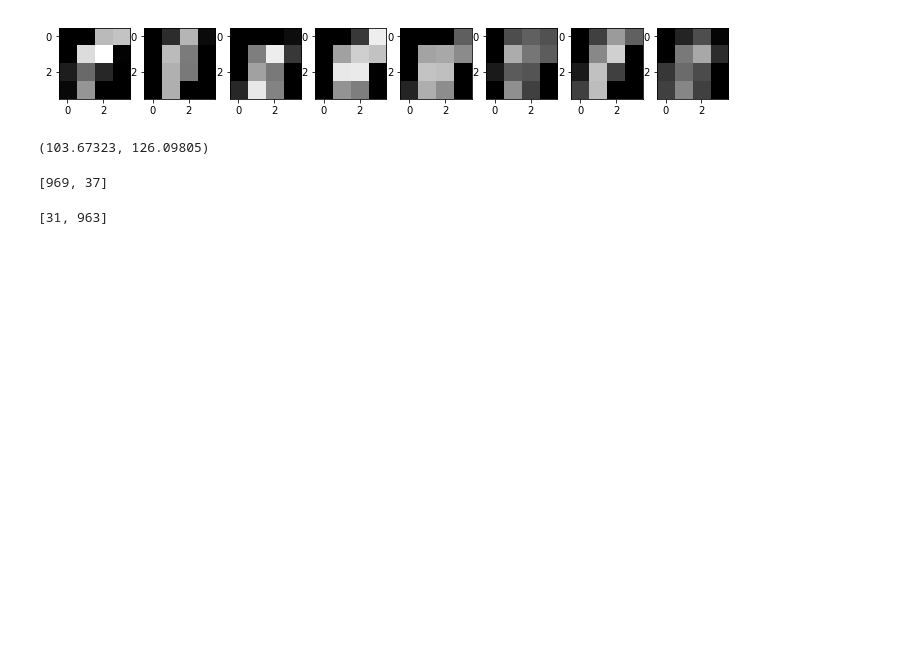
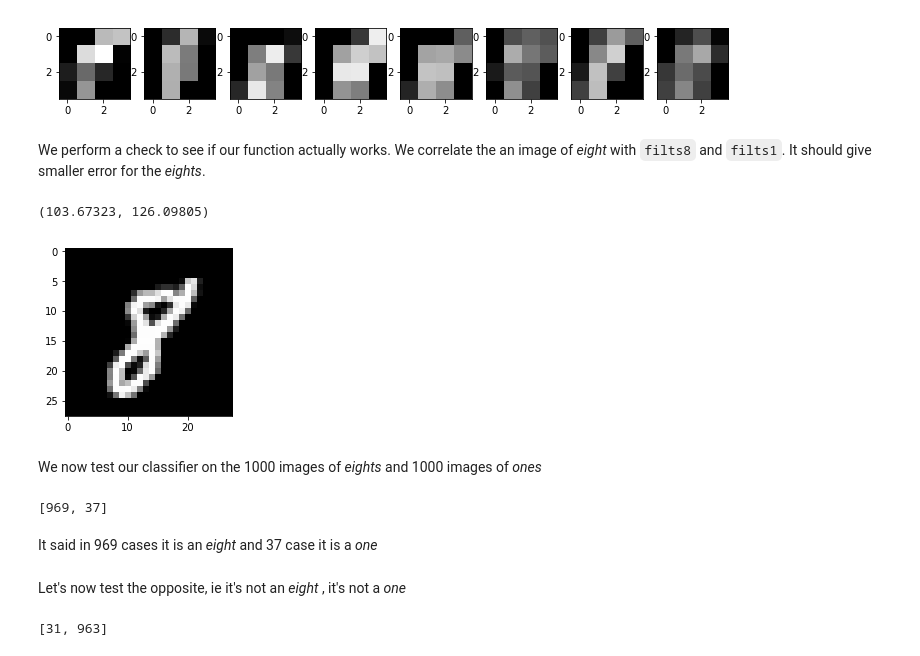
Before and after one commit to abursuc/dldiy-practicals, a Jupyter notebook: convolution-digit-recognizer.ipynb, the cells around one changed output. Cells and saved outputs as stored; diff of their text form; code cells hidden in the pictures; blank space fills up the shorter version.

````diff
--- a/convolution-digit-recognizer.ipynb
+++ b/convolution-digit-recognizer.ipynb
@@ -27,0 +32,3 @@ torchvision.datasets.MNIST(root='/home/lelarge/courses/data/MNIST/',download=Tru
+# %%
+root_dir = '/home/lelarge/courses/data/MNIST/'
+torchvision.datasets.MNIST(root=root_dir,download=True)
@@ -55,7 +78,7 @@ def plot(im, interp=False):
 plt.gray()
 plt.close()
 # %%
-data = np.load("/home/lelarge/courses/data/MNIST/train.npz")
+data = np.load(os.path.join(root_dir, 'train.npz'))
 images=data['images']
 labels=data['labels']
 n=len(images)
@@ -180,12 +257,24 @@ def sse(a,b): return ((a-b)**2).sum()
 def is8_n2(im): return 1 if sse(pool_corr(im),filts1) > sse(pool_corr(im),filts8) else 0
+# %% [markdown]
+We perform a check to see if our function actually works. We correlate the an image of _eight_ with ```filts8``` and ```filts1```. It should give smaller error for the _eights_.
 # %%
 sse(pool_corr(eights[0]), filts8), sse(pool_corr(eights[0]), filts1)
 # %% [output]
 (103.67323, 126.09805)
+# %%
+plot(eights[0])
+# %% [output]
+[figure, added]
+# %% [markdown]
+We now test our classifier on the 1000 images of _eights_ and 1000 images of _ones_
 # %%
 [np.array([is8_n2(im) for im in ims]).sum() for ims in [eights[:1000],ones[:1000]]]
 # %% [output]
 [969, 37]
+# %% [markdown]
+It said in 969 cases it is an _eight_ and 37 case it is a _one_
+# %% [markdown]
+Let's now test the opposite, ie it's not an _eight_ , it's not a _one_
 # %%
 [np.array([(1-is8_n2(im)) for im in ims]).sum() for ims in [eights[:1000],ones[:1000]]]
 # %% [output]
````
Also changed, not shown: parts of 38 cells of this notebook, 1 other file.
